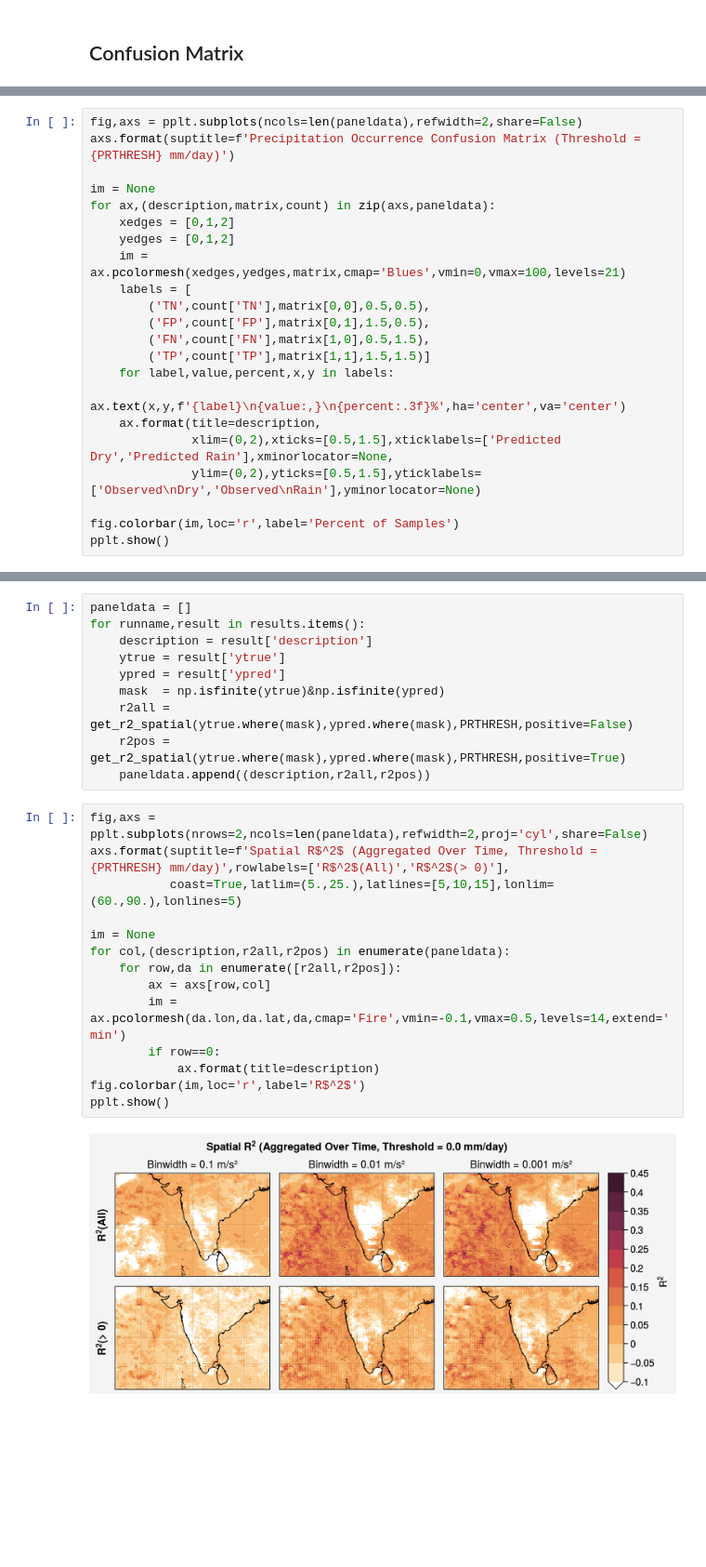
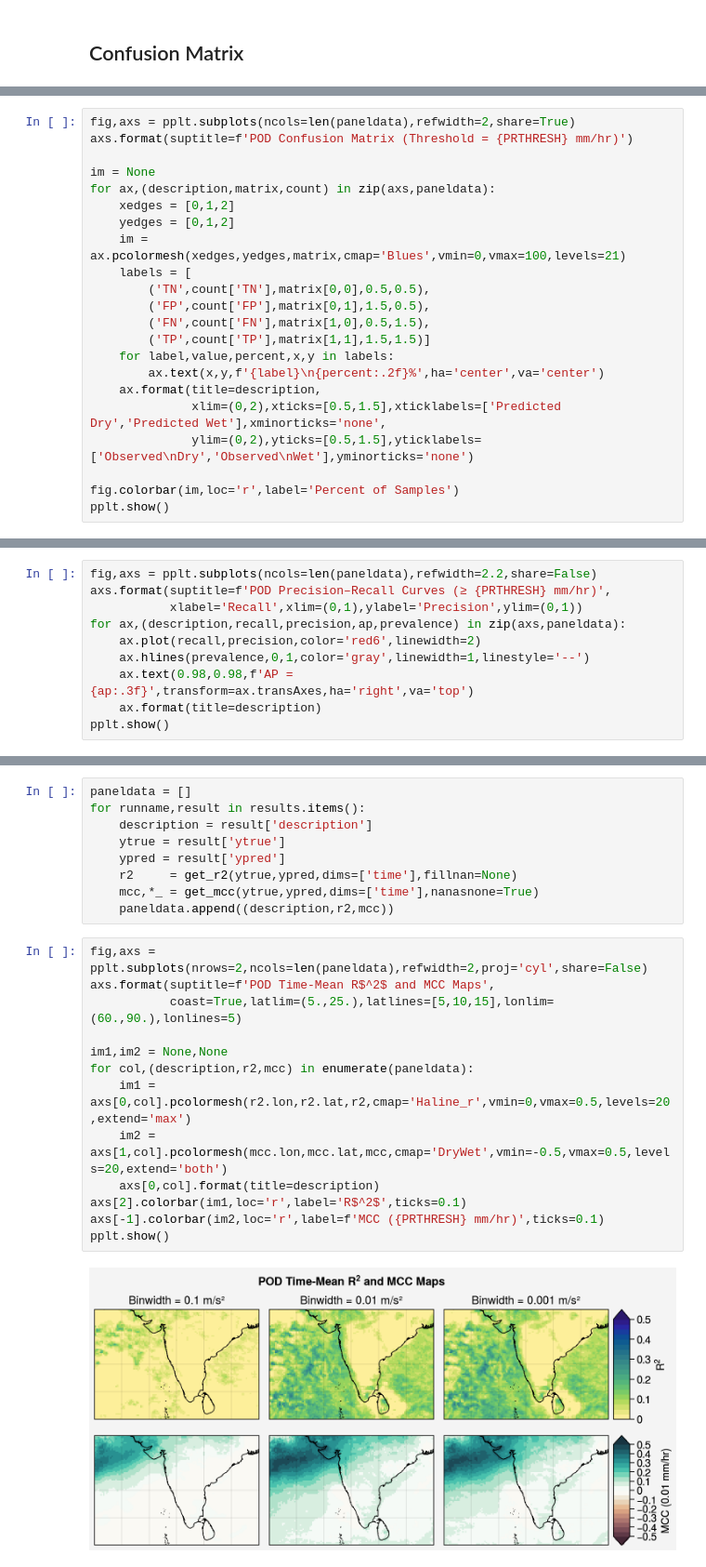
Before and after one commit to savannahferretti/monsoon-sr, a Jupyter notebook: notebooks/pod.ipynb, the cells around one changed output, grey strips where cells are left out. Shown: that part at 93% size. Saved outputs shown, nothing was run; the diff lists cells and outputs as text; blank space fills up the shorter version.

```diff
--- a/notebooks/pod.ipynb
+++ b/notebooks/pod.ipynb
@@ -189,6 +178,6 @@ for runname,result in results.items():
 # %%
-fig,axs = pplt.subplots(ncols=len(paneldata),refwidth=2,share=False)
-axs.format(suptitle=f'Precipitation Occurrence Confusion Matrix (Threshold = {PRTHRESH} mm/day)')
+fig,axs = pplt.subplots(ncols=len(paneldata),refwidth=2,share=True)
+axs.format(suptitle=f'POD Confusion Matrix (Threshold = {PRTHRESH} mm/hr)')
 
 im = None
 for ax,(description,matrix,count) in zip(axs,paneldata):
@@ -201,10 +190,10 @@ for ax,(description,matrix,count) in zip(axs,paneldata):
         ('FN',count['FN'],matrix[1,0],0.5,1.5),
         ('TP',count['TP'],matrix[1,1],1.5,1.5)]
     for label,value,percent,x,y in labels:
-        ax.text(x,y,f'{label}\n{value:,}\n{percent:.3f}%',ha='center',va='center')
+        ax.text(x,y,f'{label}\n{percent:.2f}%',ha='center',va='center')
     ax.format(title=description,
-              xlim=(0,2),xticks=[0.5,1.5],xticklabels=['Predicted Dry','Predicted Rain'],xminorlocator=None,
-              ylim=(0,2),yticks=[0.5,1.5],yticklabels=['Observed\nDry','Observed\nRain'],yminorlocator=None)
+              xlim=(0,2),xticks=[0.5,1.5],xticklabels=['Predicted Dry','Predicted Wet'],xminorticks='none',
+              ylim=(0,2),yticks=[0.5,1.5],yticklabels=['Observed\nDry','Observed\nWet'],yminorticks='none')
 
 fig.colorbar(im,loc='r',label='Percent of Samples')
 pplt.show()
@@ -212,0 +236,10 @@ pplt.show()
+# %%
+fig,axs = pplt.subplots(ncols=len(paneldata),refwidth=2.2,share=False)
+axs.format(suptitle=f'POD Precision–Recall Curves (≥ {PRTHRESH} mm/hr)',
+           xlabel='Recall',xlim=(0,1),ylabel='Precision',ylim=(0,1))
+for ax,(description,recall,precision,ap,prevalence) in zip(axs,paneldata):
+    ax.plot(recall,precision,color='red6',linewidth=2)
+    ax.hlines(prevalence,0,1,color='gray',linewidth=1,linestyle='--')
+    ax.text(0.98,0.98,f'AP = {ap:.3f}',transform=ax.transAxes,ha='right',va='top')
+    ax.format(title=description)
+pplt.show()
@@ -218,23 +255,21 @@ for runname,result in results.items():
     description = result['description']
     ytrue = result['ytrue']
     ypred = result['ypred']
-    mask  = np.isfinite(ytrue)&np.isfinite(ypred)
-    r2all = get_r2_spatial(ytrue.where(mask),ypred.where(mask),PRTHRESH,positive=False)
-    r2pos = get_r2_spatial(ytrue.where(mask),ypred.where(mask),PRTHRESH,positive=True)
-    paneldata.append((description,r2all,r2pos))
+    r2     = get_r2(ytrue,ypred,dims=['time'],fillnan=None)
+    mcc,*_ = get_mcc(ytrue,ypred,dims=['time'],nanasnone=True)
+    paneldata.append((description,r2,mcc))
 # %%
 fig,axs = pplt.subplots(nrows=2,ncols=len(paneldata),refwidth=2,proj='cyl',share=False)
-axs.format(suptitle=f'Spatial R$^2$ (Aggregated Over Time, Threshold = {PRTHRESH} mm/day)',rowlabels=['R$^2$(All)','R$^2$(> 0)'],
+axs.format(suptitle=f'POD Time-Mean R$^2$ and MCC Maps',
            coast=True,latlim=(5.,25.),latlines=[5,10,15],lonlim=(60.,90.),lonlines=5)
 
-im = None
-for col,(description,r2all,r2pos) in enumerate(paneldata):
-    for row,da in enumerate([r2all,r2pos]):
-        ax = axs[row,col]
-        im = ax.pcolormesh(da.lon,da.lat,da,cmap='Fire',vmin=-0.1,vmax=0.5,levels=14,extend='min')
-        if row==0:
-            ax.format(title=description)
-fig.colorbar(im,loc='r',label='R$^2$')
+im1,im2 = None,None
+for col,(description,r2,mcc) in enumerate(paneldata):
+    im1 = axs[0,col].pcolormesh(r2.lon,r2.lat,r2,cmap='Haline_r',vmin=0,vmax=0.5,levels=20,extend='max')
+    im2 = axs[1,col].pcolormesh(mcc.lon,mcc.lat,mcc,cmap='DryWet',vmin=-0.5,vmax=0.5,levels=20,extend='both')
+    axs[0,col].format(title=description)
+axs[2].colorbar(im1,loc='r',label='R$^2$',ticks=0.1)
+axs[-1].colorbar(im2,loc='r',label=f'MCC ({PRTHRESH} mm/hr)',ticks=0.1)
 pplt.show()
 # %% [output]
-[figure, old version]
+[figure, new version]
```
Also changed, not shown: parts of 23 cells of this notebook, 28 other files.
